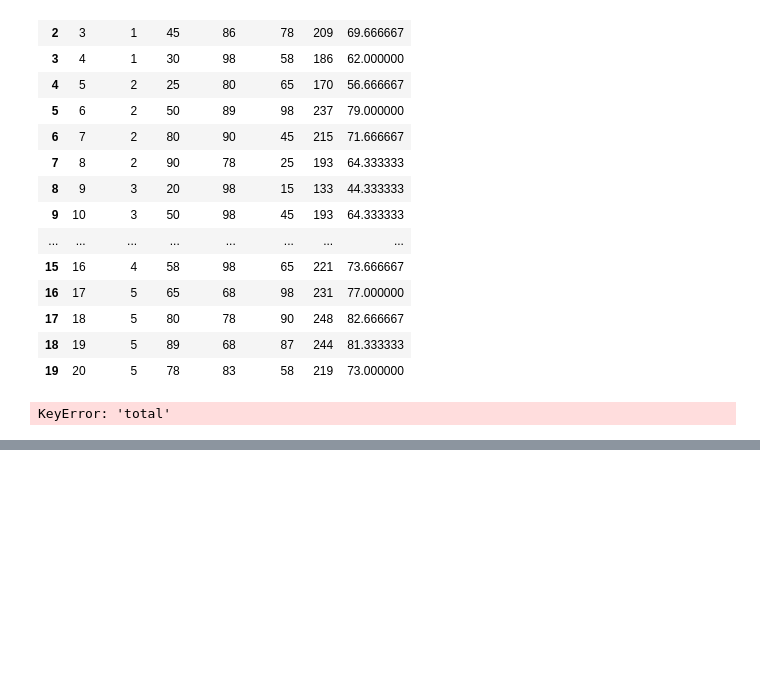
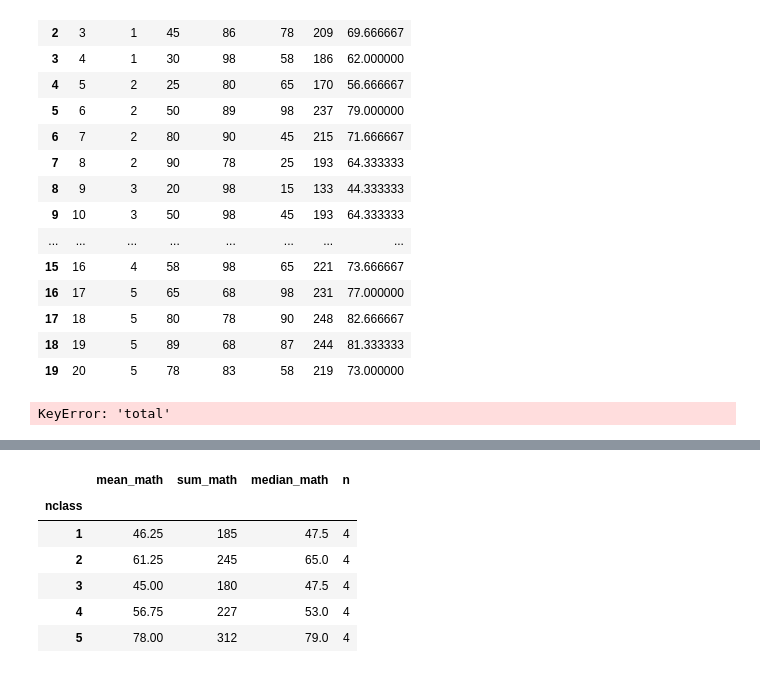
Before and after one commit to jungwoonAn/dataAnalysis, a Jupyter notebook: 04. Do It! 쉽게 배우는 파이썬 데이터 분석/exercise.ipynb, the cells around one changed output, grey strips where cells are left out. Drawn from its saved outputs; the diff is of its cells as text; code cells hidden in the pictures; blank space fills up the shorter version.

```diff
--- a/04. Do It! 쉽게 배우는 파이썬 데이터 분석/exercise.ipynb
+++ b/04. Do It! 쉽게 배우는 파이썬 데이터 분석/exercise.ipynb
@@ -1683,0 +1799,15 @@ KeyError: 'total'
+# %%
+# 여러 요약 통계량 한 번에 구하기
+exam.groupby('nclass')\
+    .agg(mean_math = ('math', 'mean'),
+         sum_math = ('math', 'sum'),
+         median_math = ('math', 'median'),
+         n = ('math', 'count'))
+# %% [output]
+|  | mean_math | sum_math | median_math | n |
+| nclass |  |  |  |  |
+| 1 | 46.25 | 185 | 47.5 | 4 |
+| 2 | 61.25 | 245 | 65.0 | 4 |
+| 3 | 45.00 | 180 | 47.5 | 4 |
+| 4 | 56.75 | 227 | 53.0 | 4 |
+| 5 | 78.00 | 312 | 79.0 | 4 |
```
Also changed, not shown: parts of 16 cells of this notebook.
